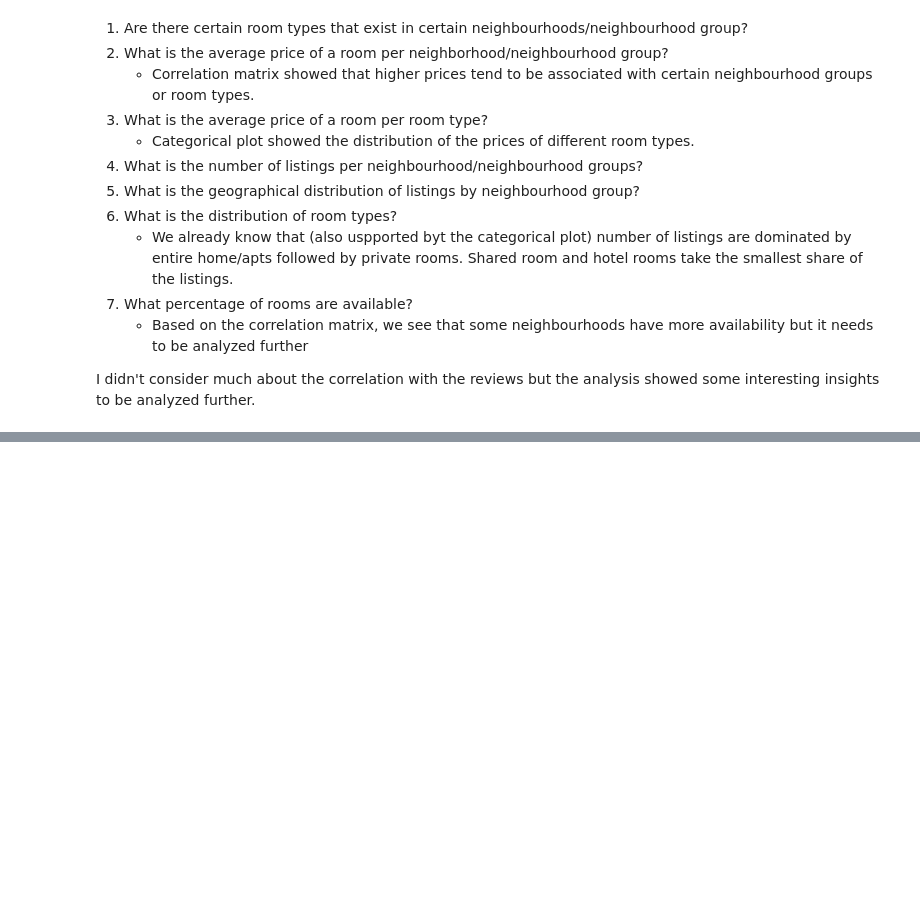
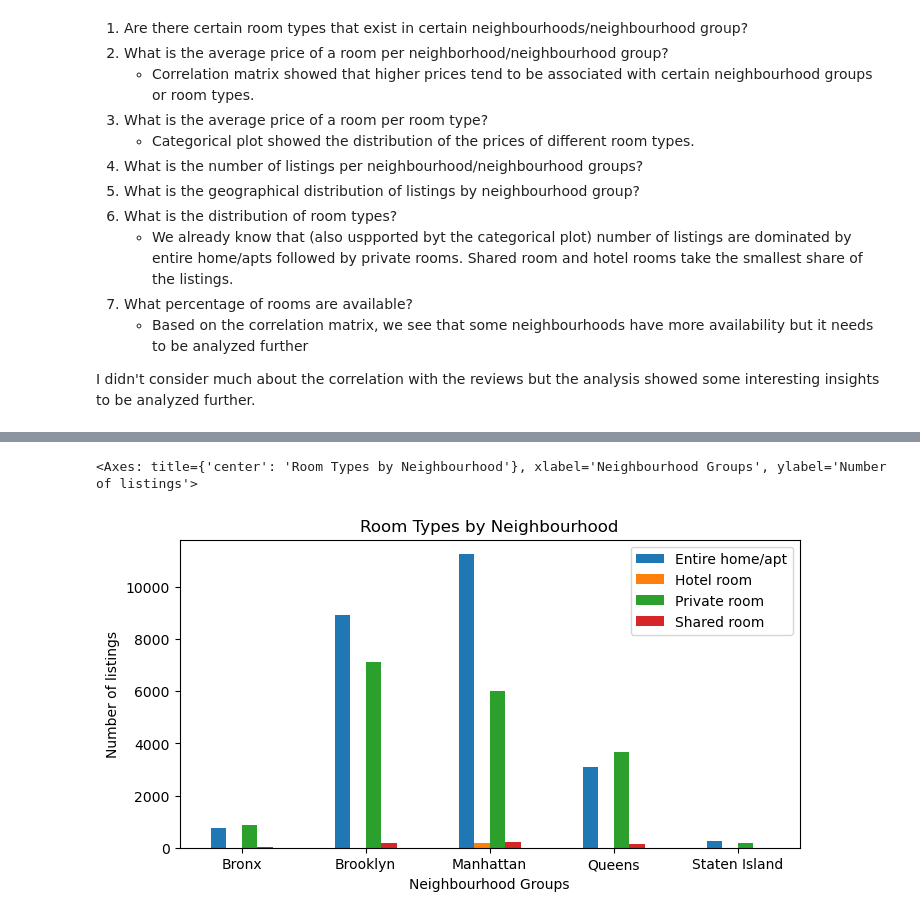
Before and after one commit to slcnyrnc/2023-NYC-Airbnb-Analysis, a Jupyter notebook: 03.Scripts/6.2 Exploring Relationships.ipynb, the cells around one changed output, grey strips where cells are left out. Cells and saved outputs as stored; diff of their text form; code cells hidden in the pictures; blank space fills up the shorter version.

```diff
--- a/03.Scripts/6.2 Exploring Relationships.ipynb
+++ b/03.Scripts/6.2 Exploring Relationships.ipynb
@@ -322,0 +351,17 @@ I didn't consider much about the correlation with the reviews but the analysis s
+# %%
+# Creating a bar chart to see the distribution of the room types by neighbourhood
+
+rooms_per_nhood = df_3.groupby(['Neighbourhood Group', 'Room Type']).size().unstack()
+
+# Plotting the bar plot
+bar_rooms_per_nhood = rooms_per_nhood.plot(kind='bar', figsize=(8, 4))
+plt.legend(title=None)
+plt.xlabel('Neighbourhood Groups')
+plt.ylabel('Number of listings')
+plt.title('Room Types by Neighbourhood')
+plt.xticks(rotation=0)
+
+bar_rooms_per_nhood
+# %% [output]
+<Axes: title={'center': 'Room Types by Neighbourhood'}, xlabel='Neighbourhood Groups', ylabel='Number of listings'>
+[figure, added]
```
Also changed, not shown: parts of 19 cells of this notebook, 12 other files.
